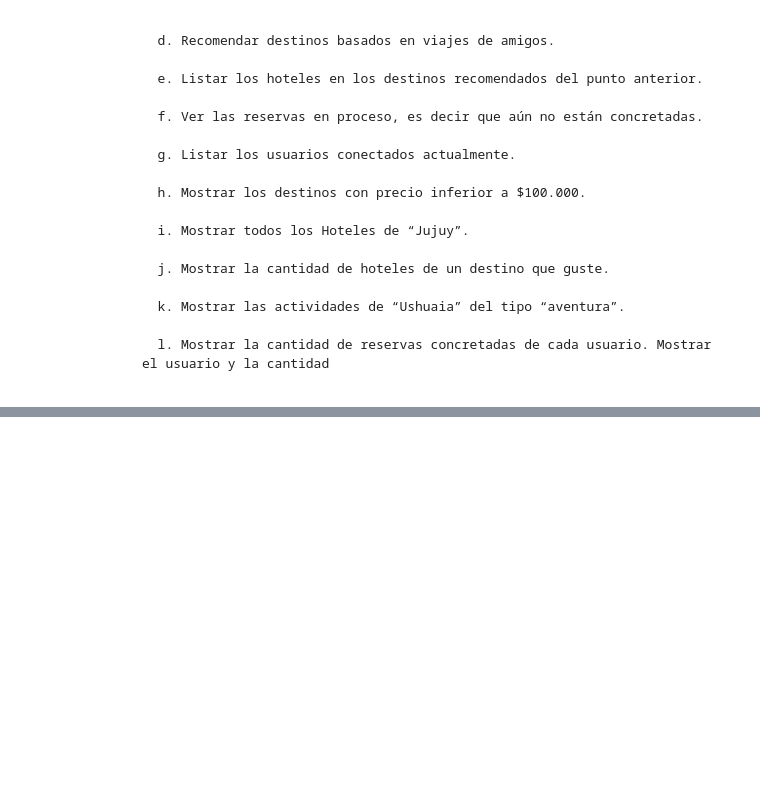
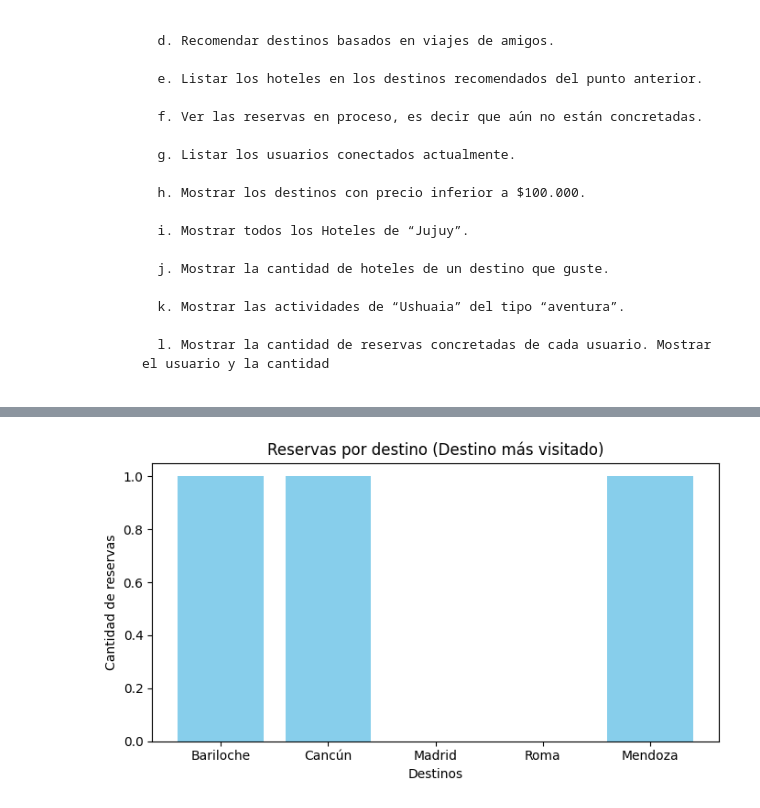
Before and after one commit to ale4l3/CDO-CienciaDeDatosIntegrador, a Jupyter notebook: notebooks/TP-Integrador.ipynb.ipynb, the cells around one changed output, grey strips where cells are left out. Cells and saved outputs as stored; diff of their text form; code cells hidden in the pictures; blank space fills up the shorter version.

```diff
--- a/notebooks/TP-Integrador.ipynb.ipynb
+++ b/notebooks/TP-Integrador.ipynb.ipynb
@@ -517,0 +536,89 @@ pp.pprint(reservas_por_usuario)
+# %%
+# --- Celda de Estadísticas y Gráficos ---
+import matplotlib.pyplot as plt
+import matplotlib
+
+%matplotlib inline
+
+# Configuración para que matplotlib funcione en el entorno Docker
+#matplotlib.use('Agg')
+
+# --- i. Destino más visitado ---
+# Filtrar las reservas (Mongo) en una lista
+reservas_validas = list(db.reservas.find({
+    'estado': {'$in': ['Confirmada', 'Pagada']}
+}))
+
+# Para contar y agrupar usamos lenguaje Python en vez de Mongo
+conteo_destinos = {}
+for r in reservas_validas:
+    destino_id = r['destino_id']
+    if destino_id in conteo_destinos:
+        conteo_destinos[destino_id] += 1
+    else:
+        conteo_destinos[destino_id] = 1
+
+# Creamos un diccionario para encontrar el nombre de la ciudad a partir de su ID
+id_to_ciudad = {d['destino_id']: d['ciudad'] for d in destinos}
+
+# Creamos listas de las ciudad y los valores de visitas para el grafico
+ciudades = []
+valores_destinos = []
+for destino in destinos:
+    destino_id = destino['destino_id']
+    ciudad_nombre = destino['ciudad']
+    cantidad = conteo_destinos.get(destino_id, 0)
+    ciudades.append(ciudad_nombre)
+    valores_destinos.append(cantidad)
+
+# Generar el gráfico
+plt.figure(figsize=(7, 4))
+plt.bar(ciudades, valores_destinos, color='skyblue')
+plt.title('Reservas por destino (Destino más visitado)')
+plt.ylabel('Cantidad de reservas')
+plt.xlabel('Destinos')
+plt.tight_layout()
+plt.show()
+
+# --- ii. Hotel más barato ---
+# Obtener los 5 hoteles más baratos de Mongo
+hoteles_baratos = list(db.hoteles.find(
+    {},
+    {"_id": 0, "nombre": 1, "precio": 1}
+).sort("precio", 1).limit(5))
+
+# Preparar datos
+nombres_hoteles = [h['nombre'] for h in hoteles_baratos]
+precios_hoteles = [h['precio'] for h in hoteles_baratos]
+
+# Generar el gráfico
+plt.figure(figsize=(8, 4))
+nombres_hoteles.reverse()
+precios_hoteles.reverse()
+plt.barh(nombres_hoteles, precios_hoteles, color='lightgreen')
+plt.title('Top 5 Hoteles más baratos')
+plt.xlabel('Precio ($)')
+plt.tight_layout()
+plt.show()
+
+# --- iii. Actividad más popular (por tipo) ---
+# Obtener conteo de actividades por tipo (Mongo)
+agg_actividades = list(db.actividades.aggregate([
+    {'$group': {'_id': '$tipo', 'cantidad': {'$sum': 1}}},
+    {'$sort': {'cantidad': -1}}
+]))
+
+# Preparar datos
+tipos = [a['_id'] for a in agg_actividades]
+valores_actividades = [a['cantidad'] for a in agg_actividades]
+
+# Generar el gráfico
+plt.figure(figsize=(6, 4))
+plt.bar(tipos, valores_actividades, color='salmon')
+plt.title('Cantidad de Actividades ofrecidas por Tipo')
+plt.ylabel('Cantidad ofrecida')
+plt.xlabel('Tipo de Actividad')
+plt.tight_layout()
+plt.show()
+# %% [output]
+[figure, added]
```
Also changed, not shown: parts of 7 cells of this notebook, 8 other files.
